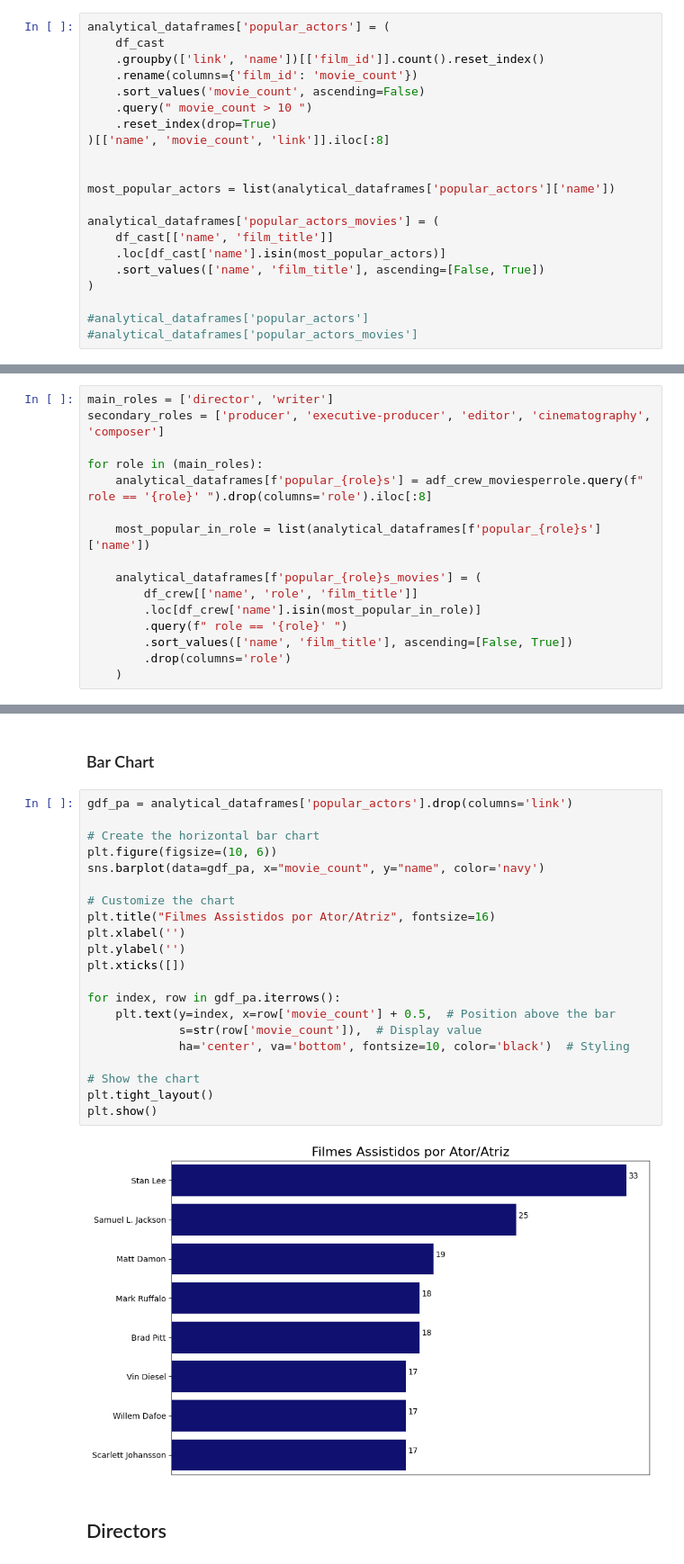
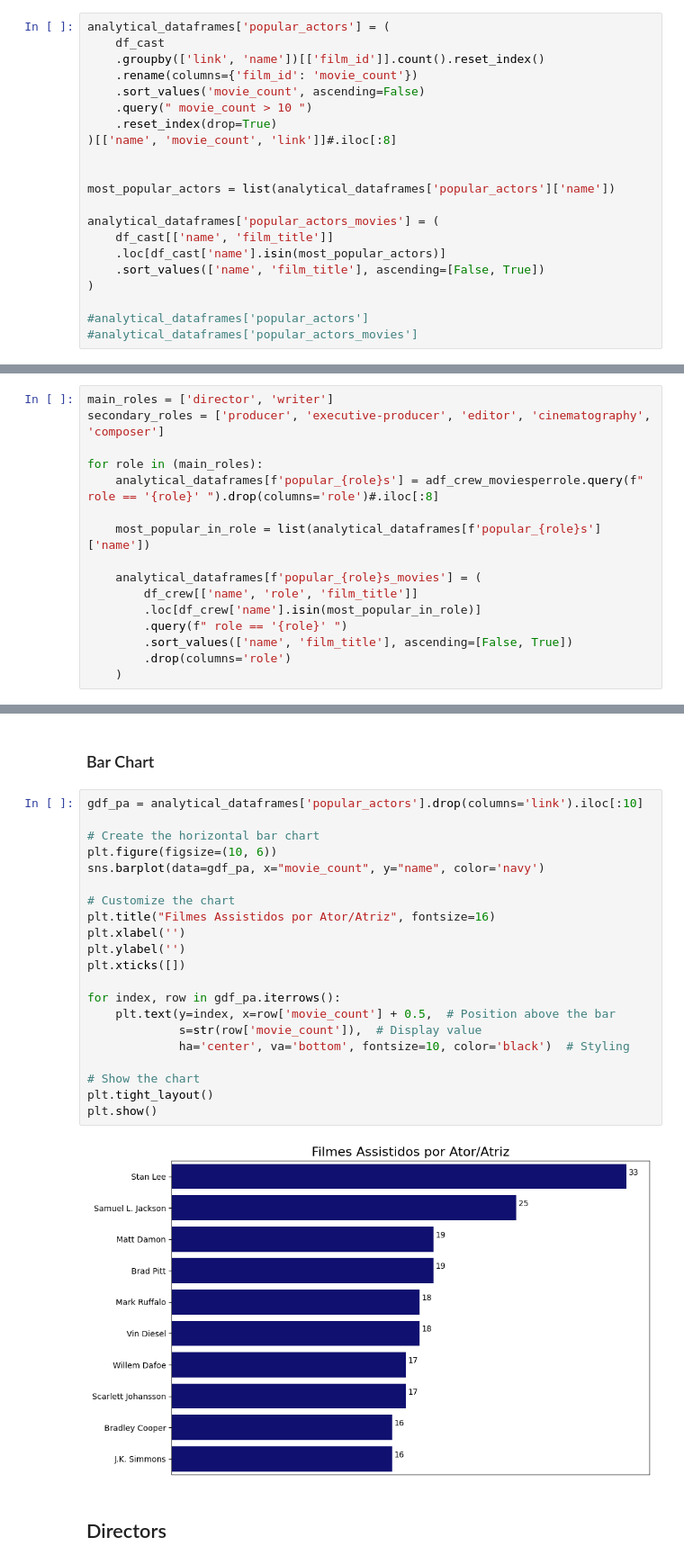
Before and after one commit to oextraordimario/letterboxd_analysis, a Jupyter notebook: 2b - dromemarioanalysis.ipynb, the cells around one changed output, grey strips where cells are left out. Shown at 90% size. Saved outputs shown, nothing was run; the diff lists cells and outputs as text.

```diff
--- a/2b - dromemarioanalysis.ipynb
+++ b/2b - dromemarioanalysis.ipynb
@@ -75,7 +75,7 @@ analytical_dataframes['popular_actors'] = (
     .sort_values('movie_count', ascending=False)
     .query(" movie_count > 10 ")
     .reset_index(drop=True)
-)[['name', 'movie_count', 'link']].iloc[:8]
+)[['name', 'movie_count', 'link']]#.iloc[:8]
 
 
 most_popular_actors = list(analytical_dataframes['popular_actors']['name'])
@@ -108,7 +108,7 @@ main_roles = ['director', 'writer']
 secondary_roles = ['producer', 'executive-producer', 'editor', 'cinematography', 'composer']
 
 for role in (main_roles):
-    analytical_dataframes[f'popular_{role}s'] = adf_crew_moviesperrole.query(f" role == '{role}' ").drop(columns='role').iloc[:8]
+    analytical_dataframes[f'popular_{role}s'] = adf_crew_moviesperrole.query(f" role == '{role}' ").drop(columns='role')#.iloc[:8]
 
     most_popular_in_role = list(analytical_dataframes[f'popular_{role}s']['name'])
 
@@ -402,28 +402,28 @@ plt.show()
 # %% [markdown]
 ### Bar Chart
 # %%
-gdf_pa = analytical_dataframes['popular_actors'].drop(columns='link')
+gdf_pa = analytical_dataframes['popular_actors'].drop(columns='link').iloc[:10]
 
 # Create the horizontal bar chart
 plt.figure(figsize=(10, 6))
 sns.barplot(data=gdf_pa, x="movie_count", y="name", color='navy')
 
 # Customize the chart
 plt.title("Filmes Assistidos por Ator/Atriz", fontsize=16)
 plt.xlabel('')
 plt.ylabel('')
 plt.xticks([])
 
 for index, row in gdf_pa.iterrows():
     plt.text(y=index, x=row['movie_count'] + 0.5,  # Position above the bar
              s=str(row['movie_count']),  # Display value
              ha='center', va='bottom', fontsize=10, color='black')  # Styling
 
 # Show the chart
 plt.tight_layout()
 plt.show()
 # %% [output]
-[figure, old version]
+[figure, new version]
 # %% [markdown]
 ## Directors
 # %% [markdown]
```
Also changed, not shown: parts of 13 cells of this notebook.
